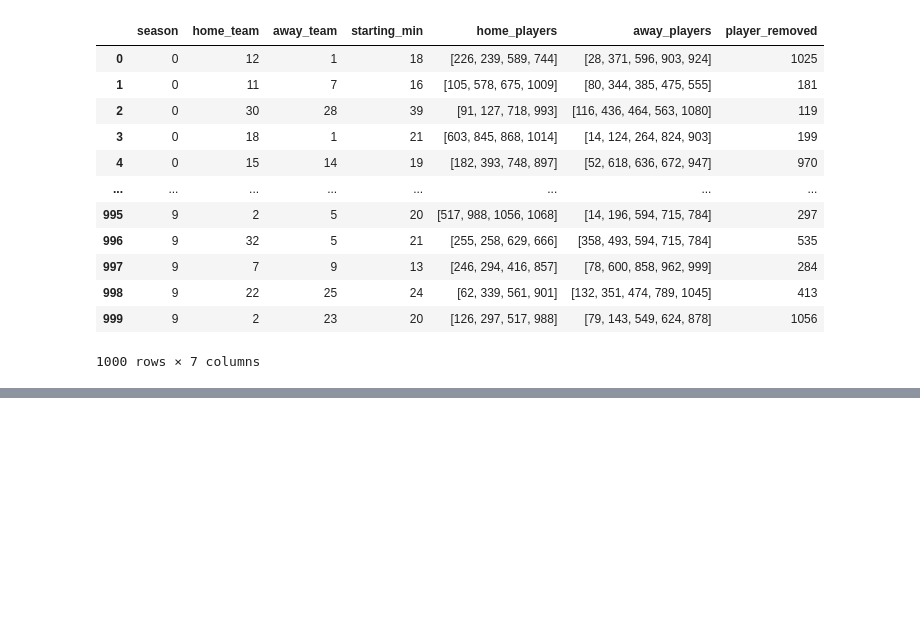
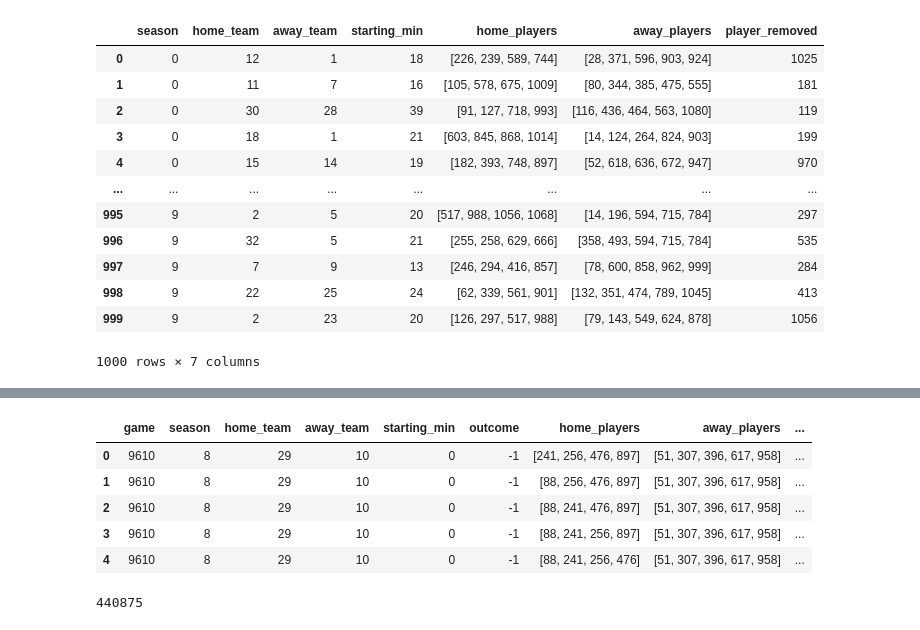
Before and after one commit to JeremyTubongbanua/sofe4620u-nba, a Jupyter notebook: MLP_Training_3.ipynb, the cells around one changed output, grey strips where cells are left out. Drawn from its saved outputs; the diff is of its cells as text; code cells hidden in the pictures; blank space fills up the shorter version.

```diff
--- a/MLP_Training.ipynb
+++ b/MLP_Training_3.ipynb
@@ -698,0 +802,17 @@ Correct Prediction: ✗
+# %%
+test_2_df = pd.read_csv('./data/mapped_expanded.csv')
+len(test_2_df)
+
+test_2_df.head()
+# %% [output]
+|  | game | season | home_team | away_team | starting_min | outcome | home_players | away_players | ... |
+| 0 | 9610 | 8 | 29 | 10 | 0 | -1 | [241, 256, 476, 897] | [51, 307, 396, 617, 958] | ... |
+| 1 | 9610 | 8 | 29 | 10 | 0 | -1 | [88, 256, 476, 897] | [51, 307, 396, 617, 958] | ... |
+| 2 | 9610 | 8 | 29 | 10 | 0 | -1 | [88, 241, 476, 897] | [51, 307, 396, 617, 958] | ... |
+| 3 | 9610 | 8 | 29 | 10 | 0 | -1 | [88, 241, 256, 897] | [51, 307, 396, 617, 958] | ... |
+| 4 | 9610 | 8 | 29 | 10 | 0 | -1 | [88, 241, 256, 476] | [51, 307, 396, 617, 958] | ... |
+# %%
+outcome_1_df = test_2_df[test_2_df['outcome'] == 1]
+print(len(outcome_1_df))
+# %% [output]
+440875
```
Also changed, not shown: parts of 13 cells of this notebook, 2 other files.
